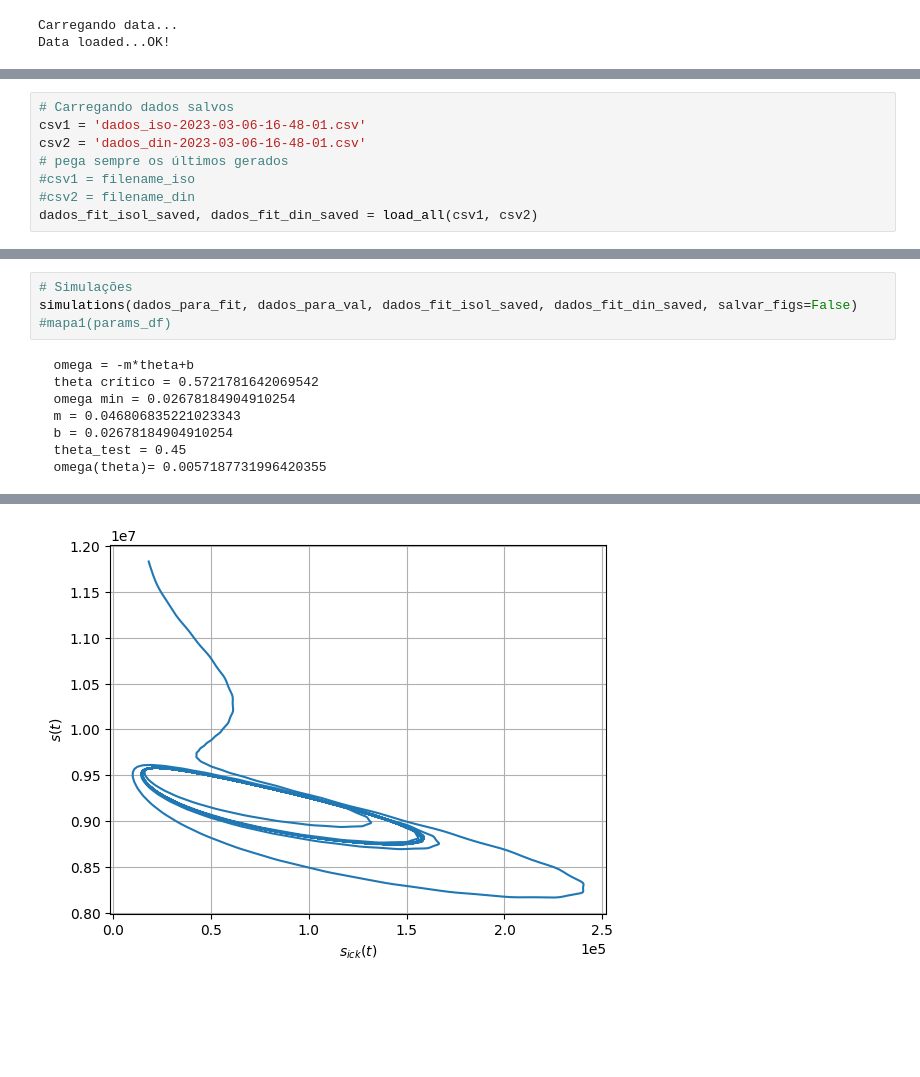
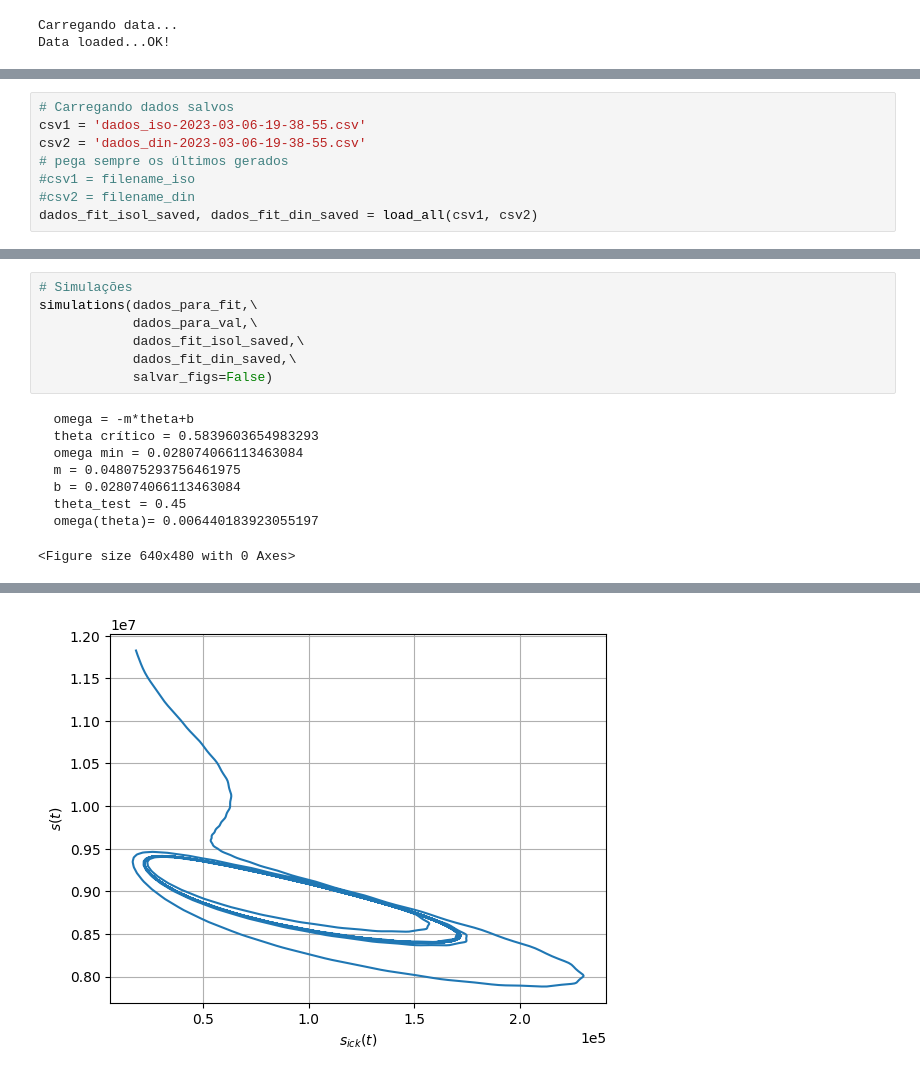
Before and after one commit to dferruzzo/Covid-19-version2, a Jupyter notebook: main.ipynb, the cells around one changed output, grey strips where cells are left out. Drawn from its saved outputs; the diff is of its cells as text; blank space fills up the shorter version.

```diff
--- a/main.ipynb
+++ b/main.ipynb
@@ -45,7 +101,7 @@ filename_iso, filename_din = save_all(dados_fit_isol, dados_fit_din, apresentar=
 # %%
 # Carregando dados salvos
-csv1 = 'dados_iso-2023-03-06-16-48-01.csv'
-csv2 = 'dados_din-2023-03-06-16-48-01.csv'
+csv1 = 'dados_iso-2023-03-06-19-38-55.csv'
+csv2 = 'dados_din-2023-03-06-19-38-55.csv'
 # pega sempre os últimos gerados
 #csv1 = filename_iso
 #csv2 = filename_din
@@ -67,13 +129,17 @@ theta_t = 0.50064516 + 0.00025806·x
 [figure]
 # %%
 # Simulações
-simulations(dados_para_fit, dados_para_val, dados_fit_isol_saved, dados_fit_din_saved, salvar_figs=False)
-#mapa1(params_df)
+simulations(dados_para_fit,\
+            dados_para_val,\
+            dados_fit_isol_saved,\
+            dados_fit_din_saved,\
+            salvar_figs=False)
 # %% [output]
   omega = -m*theta+b
-  theta crítico = 0.5721781642069542
-  omega min = 0.02678184904910254
-  m = 0.046806835221023343
-  b = 0.02678184904910254
+  theta crítico = 0.5839603654983293
+  omega min = 0.028074066113463084
+  m = 0.048075293756461975
+  b = 0.028074066113463084
   theta_test = 0.45
-  omega(theta)= 0.0057187731996420355
+  omega(theta)= 0.006440183923055197
+<Figure size 640x480 with 0 Axes>
@@ -81 +147 @@ simulations(dados_para_fit, dados_para_val, dados_fit_isol_saved, dados_fit_din_
-[figure, old version]
+[figure, new version]
```
Also changed, not shown: parts of 7 cells of this notebook, 8 other files.
